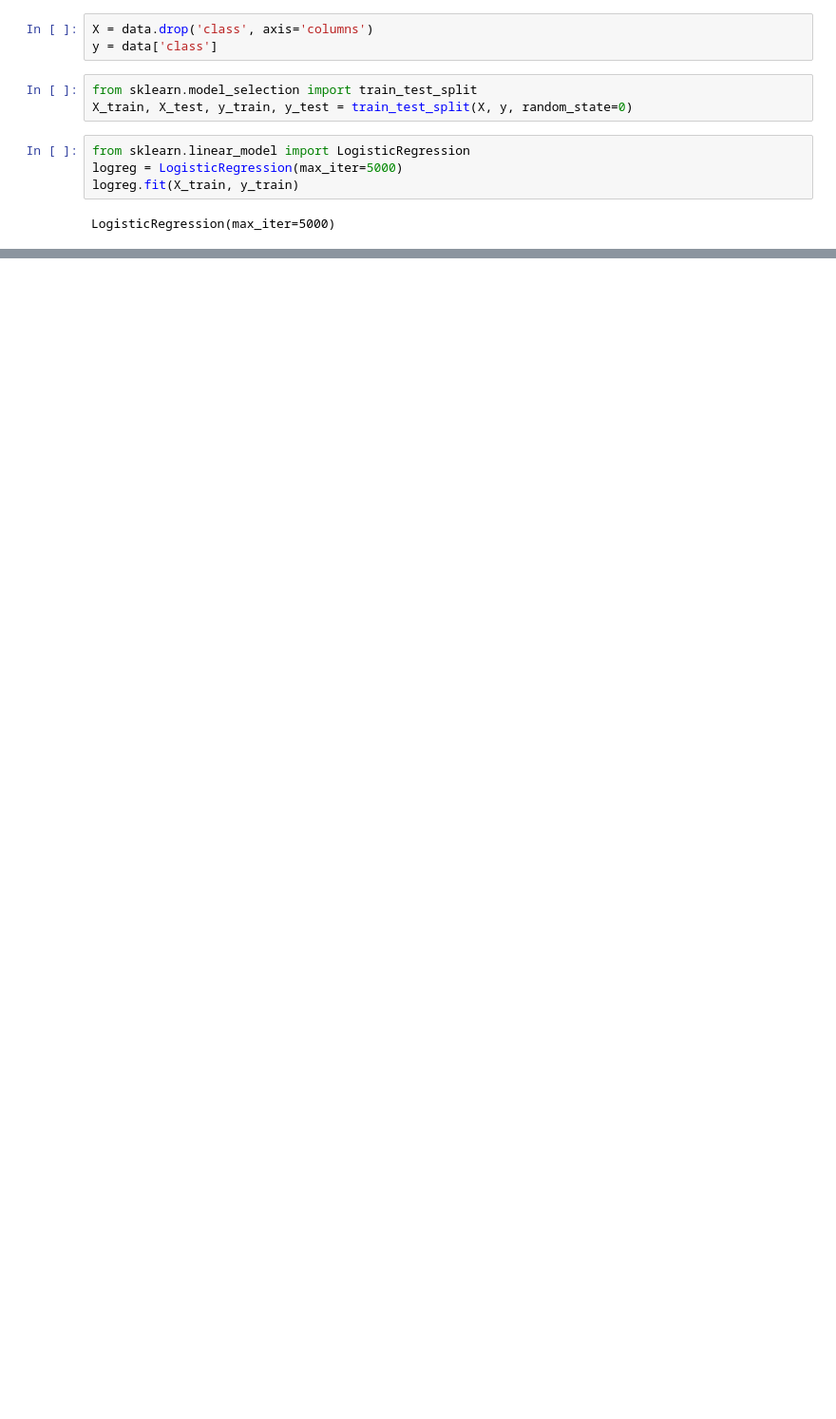
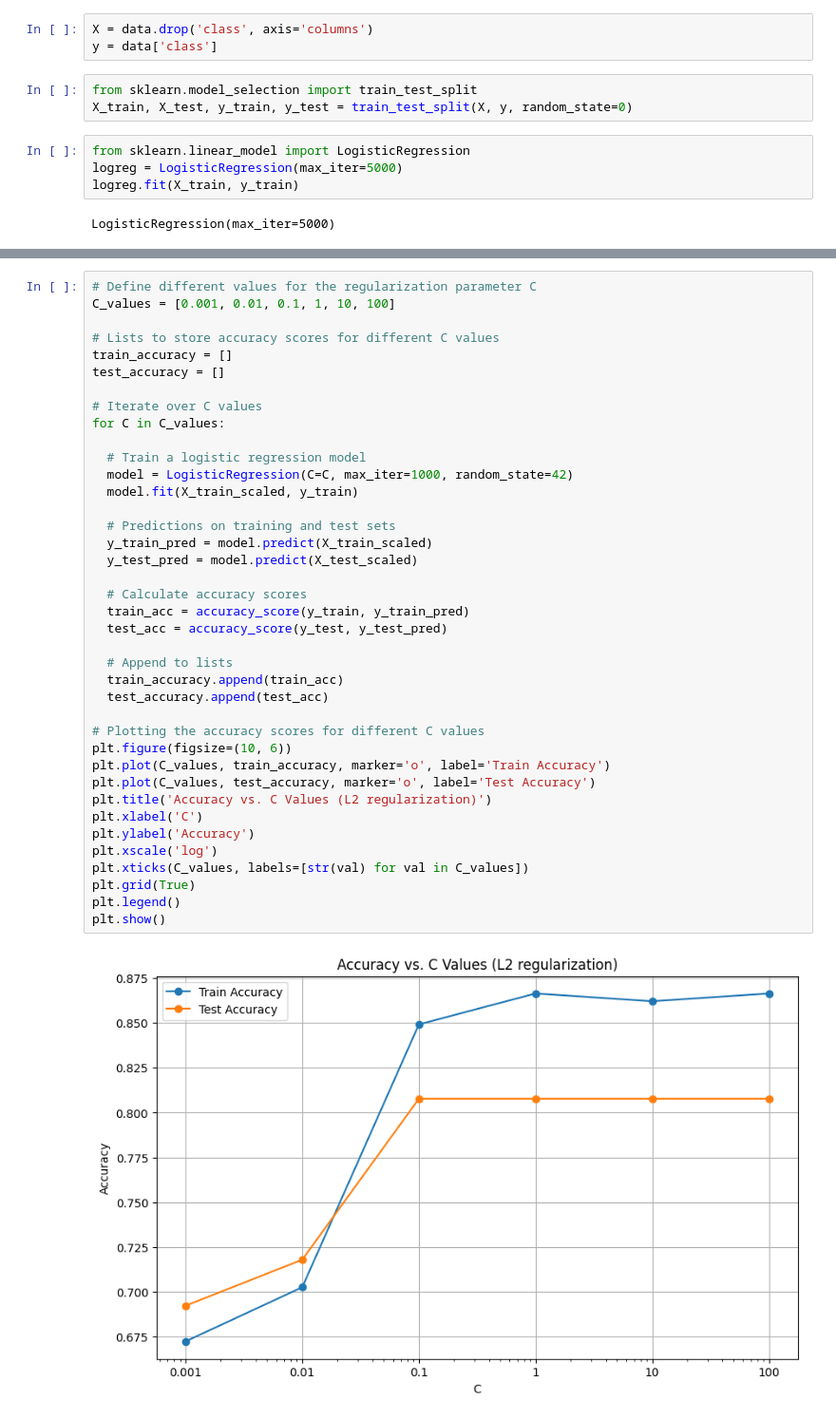
Before and after one commit to Nirmal-Adhikari-hub/AI_Introduction_sem1, a Jupyter notebook: problem_2.ipynb, the cells around one changed output, grey strips where cells are left out. Shown: that part at 95% size. Saved outputs shown, nothing was run; the diff lists cells and outputs as text; blank space fills up the shorter version.

```diff
--- a/problem_2.ipynb
+++ b/problem_2.ipynb
@@ -80,0 +133,41 @@ LogisticRegression(max_iter=5000)
+# %%
+# Define different values for the regularization parameter C
+C_values = [0.001, 0.01, 0.1, 1, 10, 100]
+
+# Lists to store accuracy scores for different C values
+train_accuracy = []
+test_accuracy = []
+
+# Iterate over C values
+for C in C_values:
+
+  # Train a logistic regression model
+  model = LogisticRegression(C=C, max_iter=1000, random_state=42)
+  model.fit(X_train_scaled, y_train)
+
+  # Predictions on training and test sets
+  y_train_pred = model.predict(X_train_scaled)
+  y_test_pred = model.predict(X_test_scaled)
+
+  # Calculate accuracy scores
+  train_acc = accuracy_score(y_train, y_train_pred)
+  test_acc = accuracy_score(y_test, y_test_pred)
+
+  # Append to lists
+  train_accuracy.append(train_acc)
+  test_accuracy.append(test_acc)
+
+# Plotting the accuracy scores for different C values
+plt.figure(figsize=(10, 6))
+plt.plot(C_values, train_accuracy, marker='o', label='Train Accuracy')
+plt.plot(C_values, test_accuracy, marker='o', label='Test Accuracy')
+plt.title('Accuracy vs. C Values (L2 regularization)')
+plt.xlabel('C')
+plt.ylabel('Accuracy')
+plt.xscale('log')
+plt.xticks(C_values, labels=[str(val) for val in C_values])
+plt.grid(True)
+plt.legend()
+plt.show()
+# %% [output]
+[figure, added]
```
Also changed, not shown: parts of 19 cells of this notebook, 2 other files.
